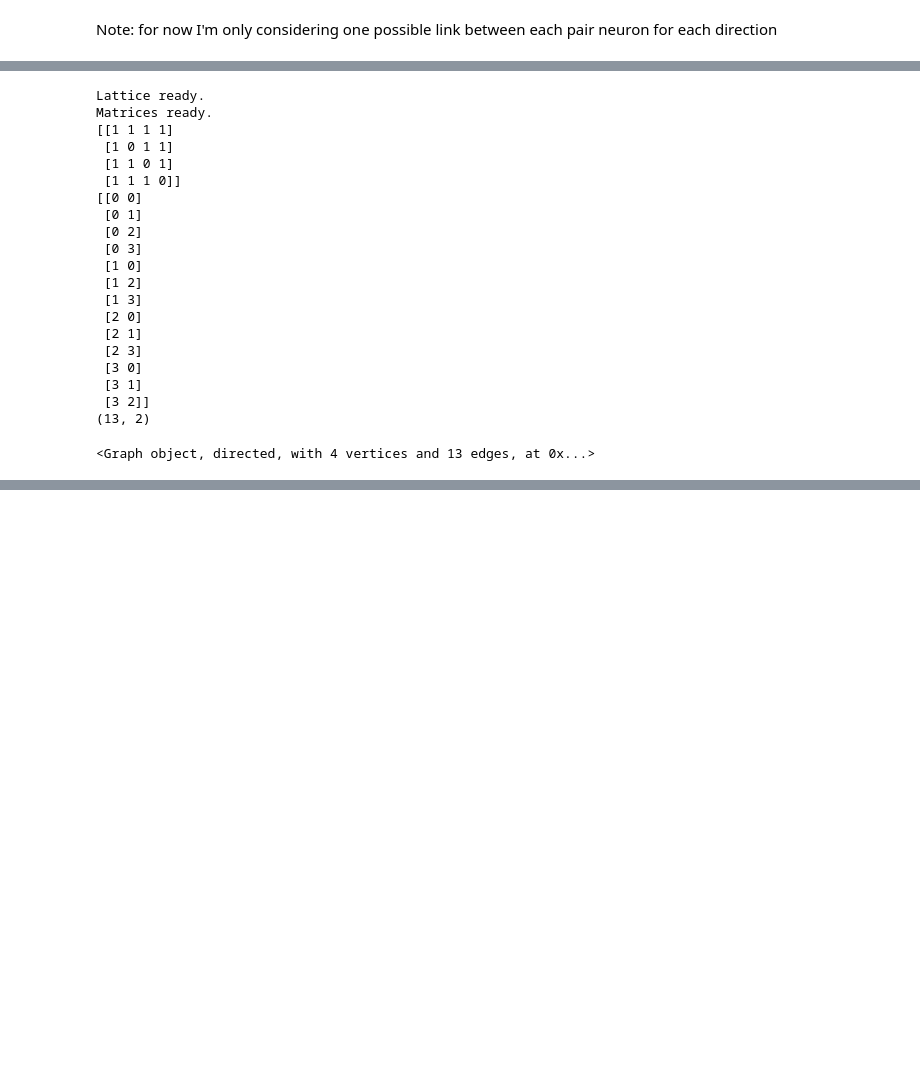
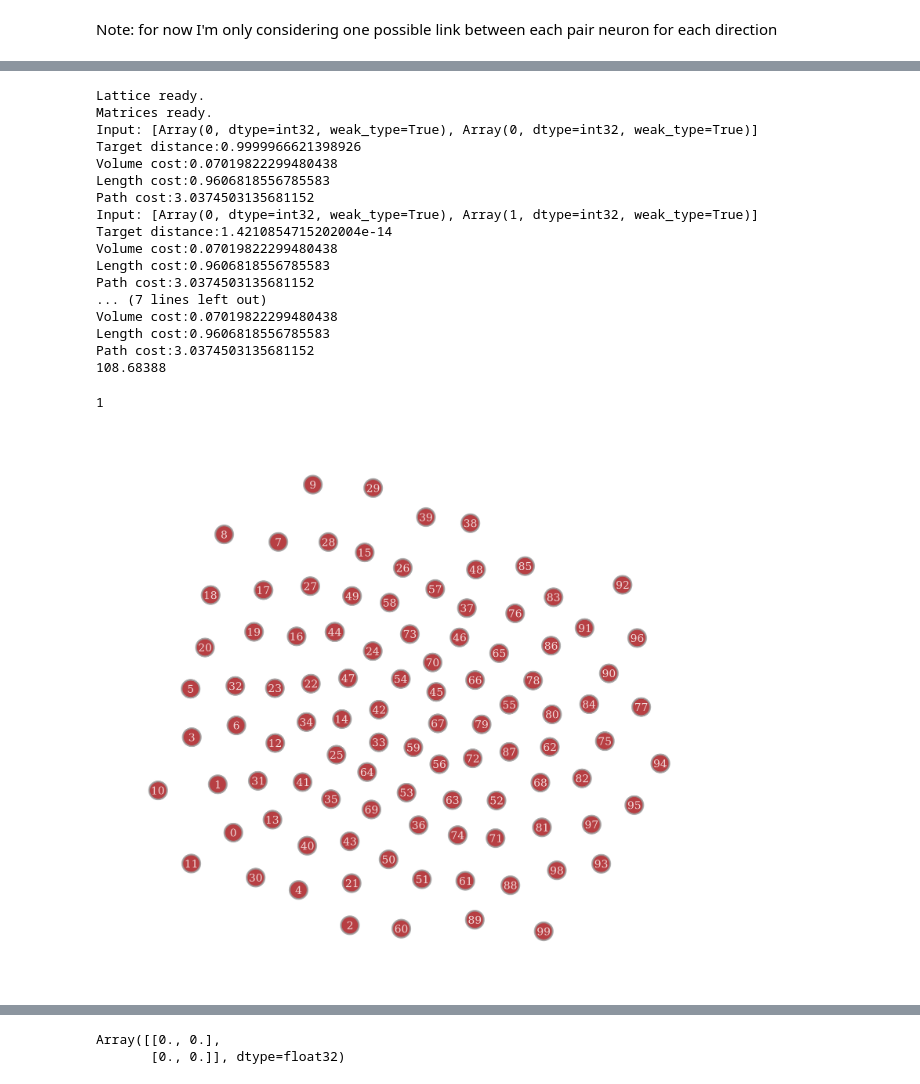
Before and after one commit to pietromalagoli/NeuronEvolution, a Jupyter notebook: main/model.ipynb, the cells around one changed output, grey strips where cells are left out. Drawn from its saved outputs; the diff is of its cells as text; code cells hidden in the pictures; blank space fills up the shorter version.

```diff
--- a/main/model.ipynb
+++ b/main/model.ipynb
@@ -20,6 +23,7 @@ par = {'key': jrd.key(1634),    # key for random generation
        'N': 10,
        'int_range': 1,             # interaction range
        'p_self_link': 0.5,
+       'length_powerlaw': 1,         # exponent of the wire length power law (DA DEFINIRE!!!)
        'target_set': [0.0,1.0,1.0,0.0],
        'input_set':[[0,0],[0,1],[1,0],[1,1]]}
 # %%
@@ -175,32 +172,33 @@ class Network(object):
         return output
 # %%
 n = Network()
-par['N'] = 2
 n.generate(par)
-print(n.C)
-print(jnp.column_stack(jnp.nonzero(n.C)))
-print(jnp.column_stack(jnp.nonzero(n.C)).shape)
-g = gt.Graph(jnp.column_stack(jnp.nonzero(n.C)))
-g
+print(n.fitness)
 # %% [output]
 Lattice ready.
 Matrices ready.
-[[1 1 1 1]
- [1 0 1 1]
- [1 1 0 1]
- [1 1 1 0]]
-[[0 0]
- [0 1]
- [0 2]
- [0 3]
- [1 0]
- [1 2]
- [1 3]
- [2 0]
- [2 1]
- [2 3]
- [3 0]
- [3 1]
- [3 2]]
-(13, 2)
+Input: [Array(0, dtype=int32, weak_type=True), Array(0, dtype=int32, weak_type=True)]
+Target distance:0.9999966621398926
+Volume cost:0.07019822299480438
+Length cost:0.9606818556785583
+Path cost:3.0374503135681152
+Input: [Array(0, dtype=int32, weak_type=True), Array(1, dtype=int32, weak_type=True)]
+Target distance:1.4210854715202004e-14
+Volume cost:0.07019822299480438
+Length cost:0.9606818556785583
+Path cost:3.0374503135681152
+... (7 lines left out)
+Volume cost:0.07019822299480438
+Length cost:0.9606818556785583
+Path cost:3.0374503135681152
+108.68388
-<Graph object, directed, with 4 vertices and 13 edges, at 0x...>
+# %%
+print(shortest_distance(n.G,0,1,directed=True))
+graph_draw(n.G,vertex_text=n.G.new_vertex_property('string',jnp.arange(n.N_sol)),edge_color='w',output_size=(1000,1000))
+dist = shortest_distance(n.G,directed=True)
+print(dist)
+ave_path_length = sum([sum(i) for i in dist])/(n.G.num_vertices()**2-n.G.num_vertices())
+print(ave_path_length)
+# %% [output]
+1
+[figure, added]
@@ -206,0 +207,7 @@ Matrices ready.
+# %%
+a = jnp.zeros((2,2))
+b = jnp.ones((2,2))
+a * b
+# %% [output]
+Array([[0., 0.],
+       [0., 0.]], dtype=float32)
```
Also changed, not shown: parts of 5 cells of this notebook.
